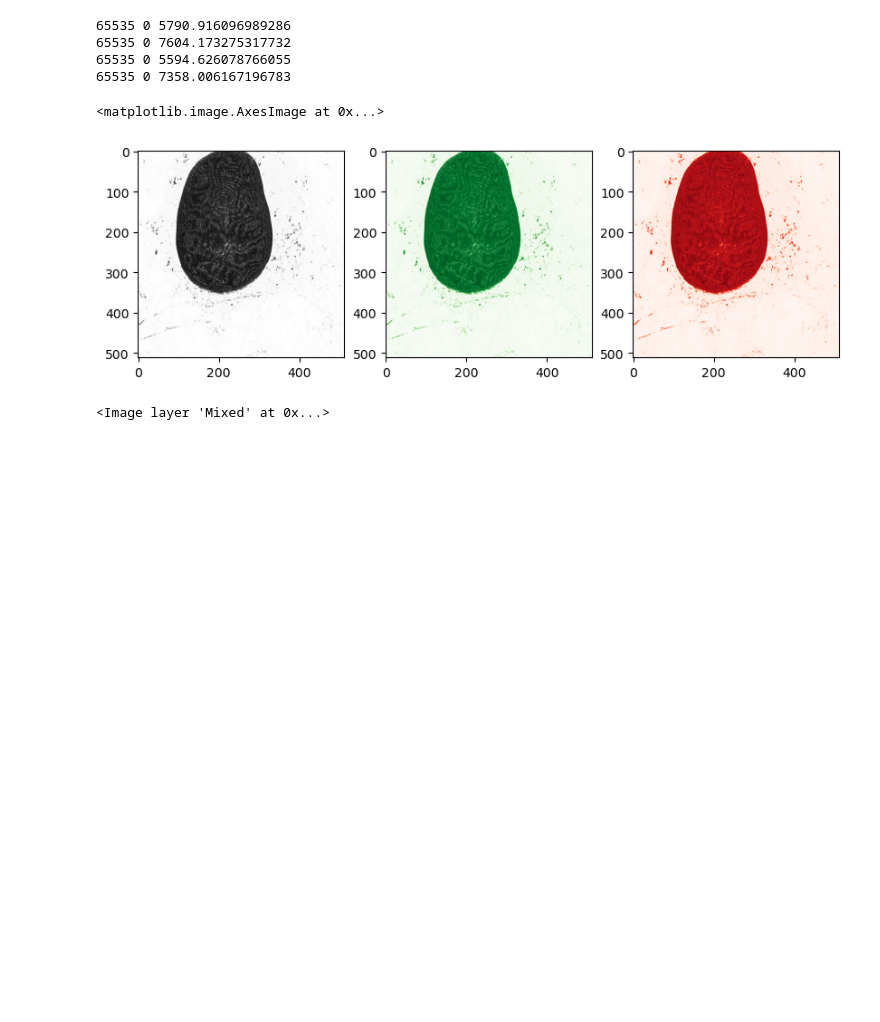
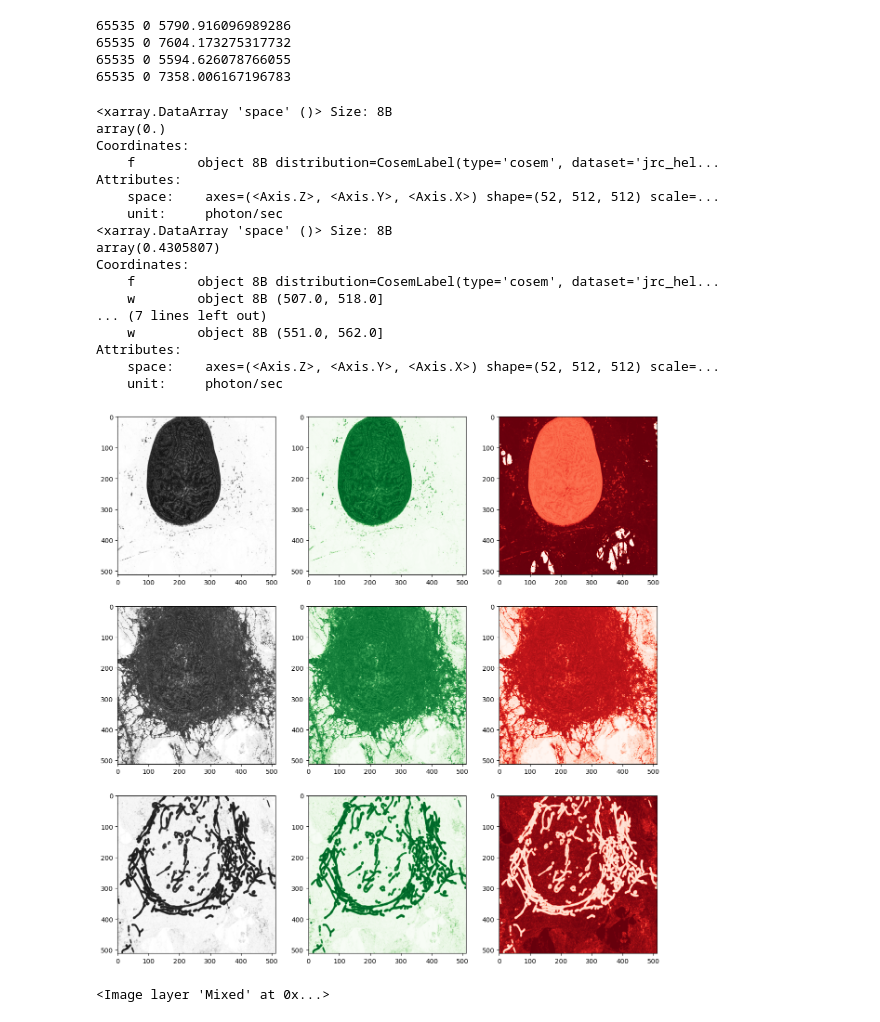
Before and after one commit to federico-carrara/microsim, a Jupyter notebook: examples/notebooks/hyperspectral_confocal.ipynb, the cells around one changed output. Drawn from its saved outputs; the diff is of its cells as text; code cells hidden in the pictures; blank space fills up the shorter version.

Commit message:
feat: added more code to visualize and inspect results

```diff
--- a/examples/notebooks/hyperspectral_confocal.ipynb
+++ b/examples/notebooks/hyperspectral_confocal.ipynb
@@ -343,15 +343,41 @@ print(np.max(norm_mixed_em_mip).values, np.min(norm_mixed_em_mip).values, norm_m
 # %%
 # print(np.all(norm_fluor1_em_img[2, ...] == norm_fluor1_em_img[5, ...] ).item())
 # print(np.sum(norm_fluor1_em_img[2, ...] == norm_fluor1_em_img[5, ...]) / sum(norm_fluor1_em_img[2, ...].shape[1:]))
 # print(np.sum(norm_fluor1_em_img[2, ...] - norm_fluor1_em_img[5, ...] ) / np.sum(norm_fluor1_em_img[2, ...]))
 
-_, ax = plt.subplots(1, 3, figsize=(10, 5))
-ax[0].imshow(norm_fluor1_em_mip[2, ...], cmap="Grays")
-ax[1].imshow(norm_fluor1_em_mip[5, ...], cmap="Greens")
-ax[2].imshow(norm_fluor1_em_mip[2, ...] - norm_fluor1_em_mip[5, ...], cmap="Reds")
+_, ax = plt.subplots(3, 3, figsize=(15, 15))
+ax[0,0].imshow(norm_fluor1_em_mip[1, ...], cmap="Grays")
+ax[0,1].imshow(norm_fluor1_em_mip[5, ...], cmap="Greens")
+ax[0,2].imshow(abs(norm_fluor1_em_mip[1, ...] - norm_fluor1_em_mip[5, ...]), cmap="Reds")
+ax[1,0].imshow(norm_fluor2_em_mip[6, ...], cmap="Grays")
+ax[1,1].imshow(norm_fluor2_em_mip[13, ...], cmap="Greens")
+ax[1,2].imshow(abs(norm_fluor2_em_mip[6, ...] - norm_fluor2_em_mip[13, ...]), cmap="Reds")
+ax[2,0].imshow(norm_fluor3_em_mip[10, ...], cmap="Grays")
+ax[2,1].imshow(norm_fluor3_em_mip[14, ...], cmap="Greens")
+ax[2,2].imshow(abs(norm_fluor3_em_mip[10, ...] - norm_fluor3_em_mip[14, ...]), cmap="Reds")
+
+print(np.sum(abs(norm_fluor1_em_mip[1, ...] - norm_fluor1_em_mip[1, ...])) / np.sum(norm_fluor1_em_mip[2, ...]))
+print(np.sum(abs(norm_fluor2_em_mip[6, ...] - norm_fluor2_em_mip[13, ...])) / np.sum(norm_fluor2_em_mip[6, ...]))
+print(np.sum(abs(norm_fluor3_em_mip[10, ...] - norm_fluor3_em_mip[14, ...])) / np.sum(norm_fluor3_em_mip[10, ...]))
 # %% [output]
-<matplotlib.image.AxesImage at 0x...>
+<xarray.DataArray 'space' ()> Size: 8B
+array(0.)
+Coordinates:
+    f        object 8B distribution=CosemLabel(type='cosem', dataset='jrc_hel...
+Attributes:
+    space:    axes=(<Axis.Z>, <Axis.Y>, <Axis.X>) shape=(52, 512, 512) scale=...
+    unit:     photon/sec
+<xarray.DataArray 'space' ()> Size: 8B
+array(0.4305807)
+Coordinates:
+    f        object 8B distribution=CosemLabel(type='cosem', dataset='jrc_hel...
+    w        object 8B (507.0, 518.0]
+... (7 lines left out)
+    w        object 8B (551.0, 562.0]
+Attributes:
+    space:    axes=(<Axis.Z>, <Axis.Y>, <Axis.X>) shape=(52, 512, 512) scale=...
+    unit:     photon/sec
-[figure, old version]
+[figure, new version]
 # %%
 import napari
 
```
Also changed, not shown: parts of 2 cells of this notebook.
